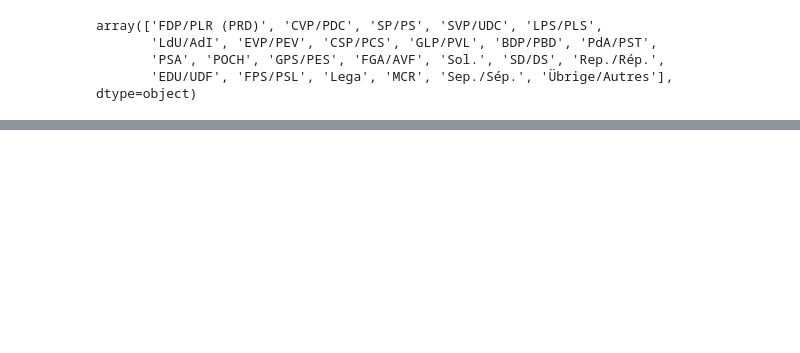
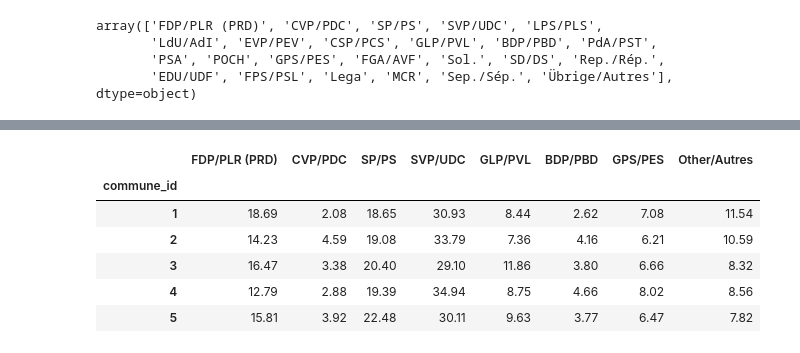
Before and after one commit to christophebertrand/votation-visualisation, a Jupyter notebook: data/data_to_be_processed/clean_politique_data.ipynb, the cells around one changed output, grey strips where cells are left out. Cells and saved outputs as stored; diff of their text form; code cells hidden in the pictures; blank space fills up the shorter version.

```diff
--- a/data/data_to_be_processed/clean_politique_data.ipynb
+++ b/data/data_to_be_processed/clean_politique_data.ipynb
@@ -146,0 +188,13 @@ data_percent.to_csv('cleaned_politique_party_percentages2015.csv')
+# %%
+data_percent['Other/Autres'] = data_percent[small_parties].sum(axis=1)
+data_percent_smaller = data_percent.drop(small_parties, axis=1)
+data_percent_smaller = data_percent_smaller.round(2)
+data_percent_smaller.head()
+# %% [output]
+|  | FDP/PLR (PRD) | CVP/PDC | SP/PS | SVP/UDC | GLP/PVL | BDP/PBD | GPS/PES | Other/Autres |
+| commune_id |  |  |  |  |  |  |  |  |
+| 1 | 18.69 | 2.08 | 18.65 | 30.93 | 8.44 | 2.62 | 7.08 | 11.54 |
+| 2 | 14.23 | 4.59 | 19.08 | 33.79 | 7.36 | 4.16 | 6.21 | 10.59 |
+| 3 | 16.47 | 3.38 | 20.40 | 29.10 | 11.86 | 3.80 | 6.66 | 8.32 |
+| 4 | 12.79 | 2.88 | 19.39 | 34.94 | 8.75 | 4.66 | 8.02 | 8.56 |
+| 5 | 15.81 | 3.92 | 22.48 | 30.11 | 9.63 | 3.77 | 6.47 | 7.82 |
```
Also changed, not shown: parts of 16 cells of this notebook, 3 other files.
